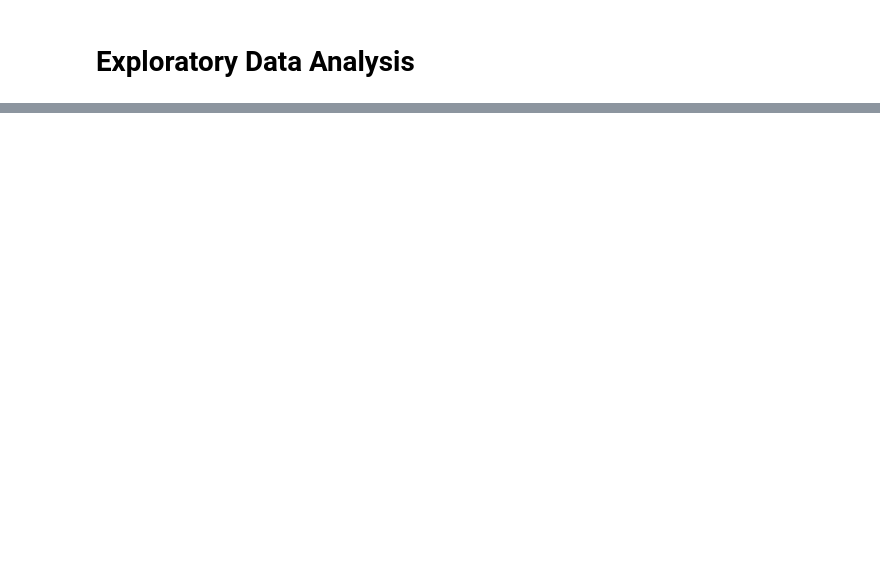
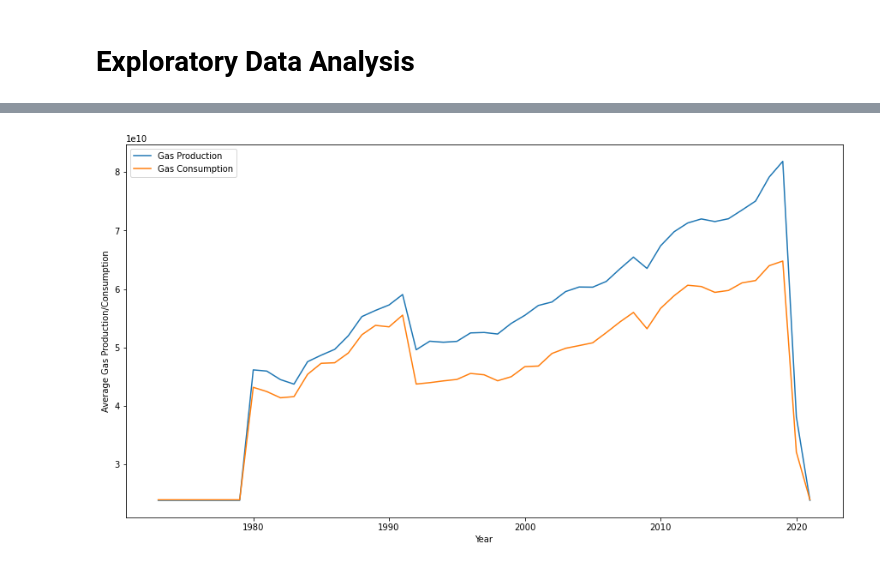
Before and after one commit to EjiKanyi/Fuel-production-vs-consumption, a Jupyter notebook: index.ipynb, the cells around one changed output, grey strips where cells are left out. Cells and saved outputs as stored; diff of their text form; code cells hidden in the pictures; blank space fills up the shorter version.

```diff
--- a/index.ipynb
+++ b/index.ipynb
@@ -143,0 +241,15 @@ data.describe()
+# %%
+mean_gas_production = data.groupby('Year')[['Gas production(m³)', 'Gas consumption(m³)']].mean().reset_index()
+
+plt.figure(figsize=(15, 8))
+# Use Seaborn lineplot to visualize the data
+sns.lineplot(x='Year', y='Gas production(m³)', data=mean_gas_production, label='Gas Production')
+sns.lineplot(x='Year', y='Gas consumption(m³)', data=mean_gas_production, label='Gas Consumption')
+
+
+plt.xlabel('Year')
+plt.ylabel('Average Gas Production/Consumption')
+plt.legend()
+plt.show()
+# %% [output]
+[figure, added]
```
Also changed, not shown: parts of 13 cells of this notebook.
